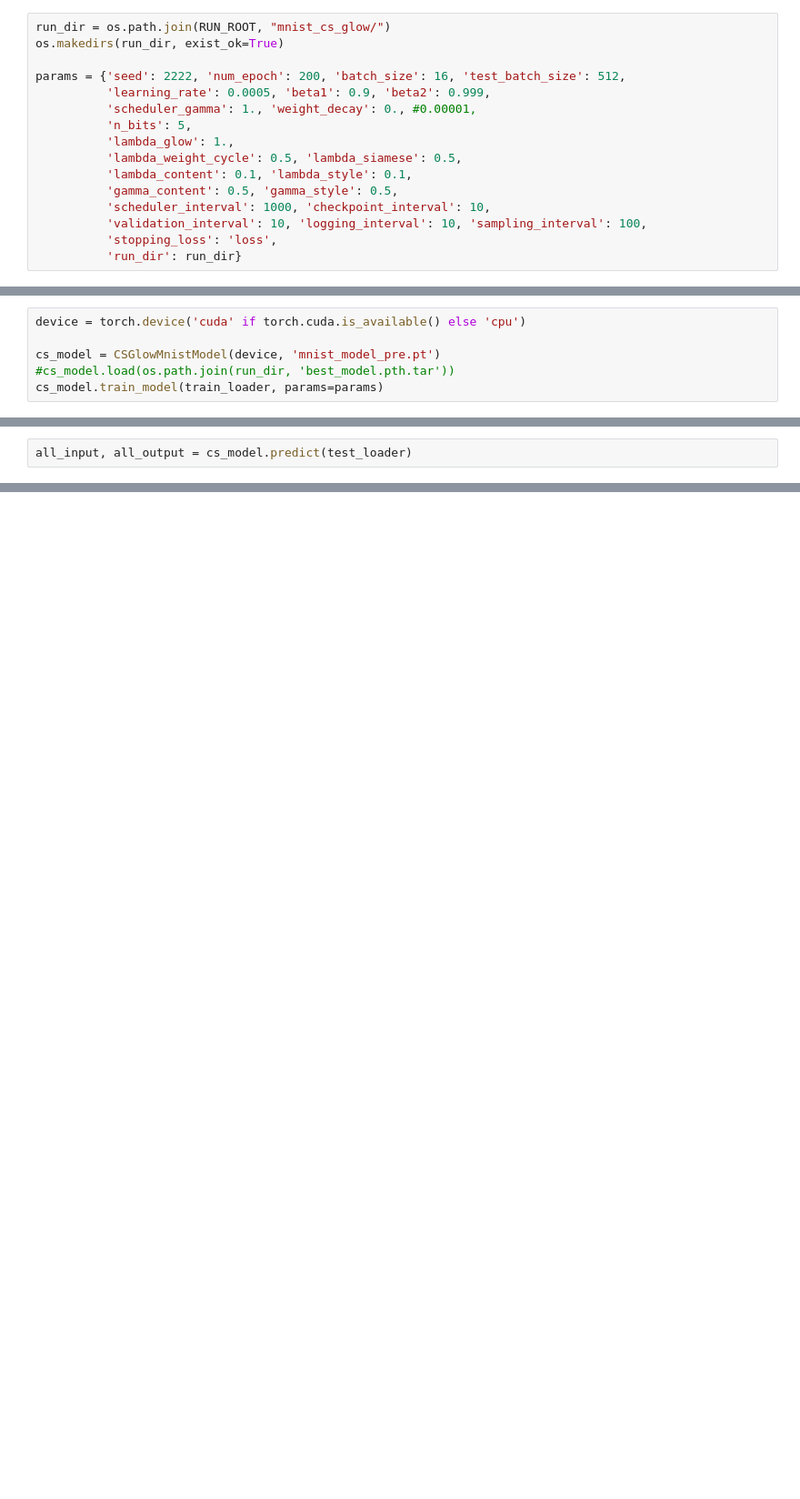
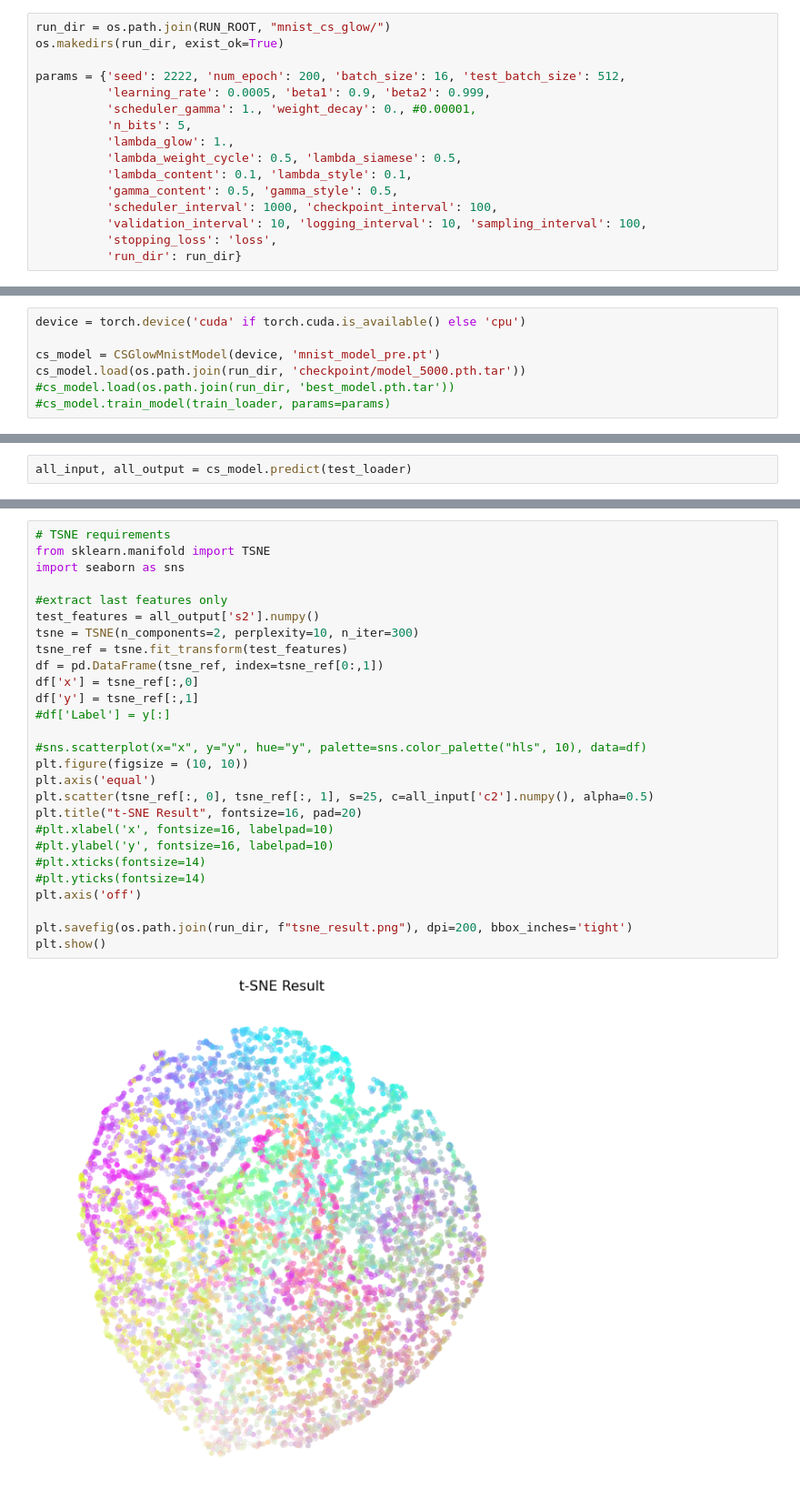
Before and after one commit to pivv/style-content-gan, a Jupyter notebook: exps/hyeonuk/mnist_cs_glow.ipynb, the cells around one changed output, grey strips where cells are left out. Shown at 91% size. Drawn from its saved outputs; the diff is of its cells as text; blank space fills up the shorter version.

```diff
--- a/exps/hyeonuk/mnist_cs_glow.ipynb
+++ b/exps/hyeonuk/mnist_cs_glow.ipynb
@@ -50,7 +53,7 @@ params = {'seed': 2222, 'num_epoch': 200, 'batch_size': 16, 'test_batch_size': 5
           'lambda_weight_cycle': 0.5, 'lambda_siamese': 0.5,
           'lambda_content': 0.1, 'lambda_style': 0.1,
           'gamma_content': 0.5, 'gamma_style': 0.5,
-          'scheduler_interval': 1000, 'checkpoint_interval': 10,
+          'scheduler_interval': 1000, 'checkpoint_interval': 100,
           'validation_interval': 10, 'logging_interval': 10, 'sampling_interval': 100,
           'stopping_loss': 'loss',
           'run_dir': run_dir}
@@ -70,5 +73,6 @@ print(len(train_loader), len(test_loader))
 device = torch.device('cuda' if torch.cuda.is_available() else 'cpu')
 
 cs_model = CSGlowMnistModel(device, 'mnist_model_pre.pt')
+cs_model.load(os.path.join(run_dir, 'checkpoint/model_5000.pth.tar'))
 #cs_model.load(os.path.join(run_dir, 'best_model.pth.tar'))
-cs_model.train_model(train_loader, params=params)
+#cs_model.train_model(train_loader, params=params)
@@ -94,0 +92,29 @@ all_input, all_output = cs_model.predict(test_loader)
+# %%
+# TSNE requirements
+from sklearn.manifold import TSNE
+import seaborn as sns
+
+#extract last features only
+test_features = all_output['s2'].numpy()
+tsne = TSNE(n_components=2, perplexity=10, n_iter=300)
+tsne_ref = tsne.fit_transform(test_features)
+df = pd.DataFrame(tsne_ref, index=tsne_ref[0:,1])
+df['x'] = tsne_ref[:,0]
+df['y'] = tsne_ref[:,1]
+#df['Label'] = y[:]
+
+#sns.scatterplot(x="x", y="y", hue="y", palette=sns.color_palette("hls", 10), data=df)
+plt.figure(figsize = (10, 10))
+plt.axis('equal')
+plt.scatter(tsne_ref[:, 0], tsne_ref[:, 1], s=25, c=all_input['c2'].numpy(), alpha=0.5)
+plt.title("t-SNE Result", fontsize=16, pad=20)
+#plt.xlabel('x', fontsize=16, labelpad=10)
+#plt.ylabel('y', fontsize=16, labelpad=10)
+#plt.xticks(fontsize=14)
+#plt.yticks(fontsize=14)
+plt.axis('off')
+
+plt.savefig(os.path.join(run_dir, f"tsne_result.png"), dpi=200, bbox_inches='tight')
+plt.show()
+# %% [output]
+[figure, added]
```
Also changed, not shown: parts of 8 cells of this notebook, 3 other files.
